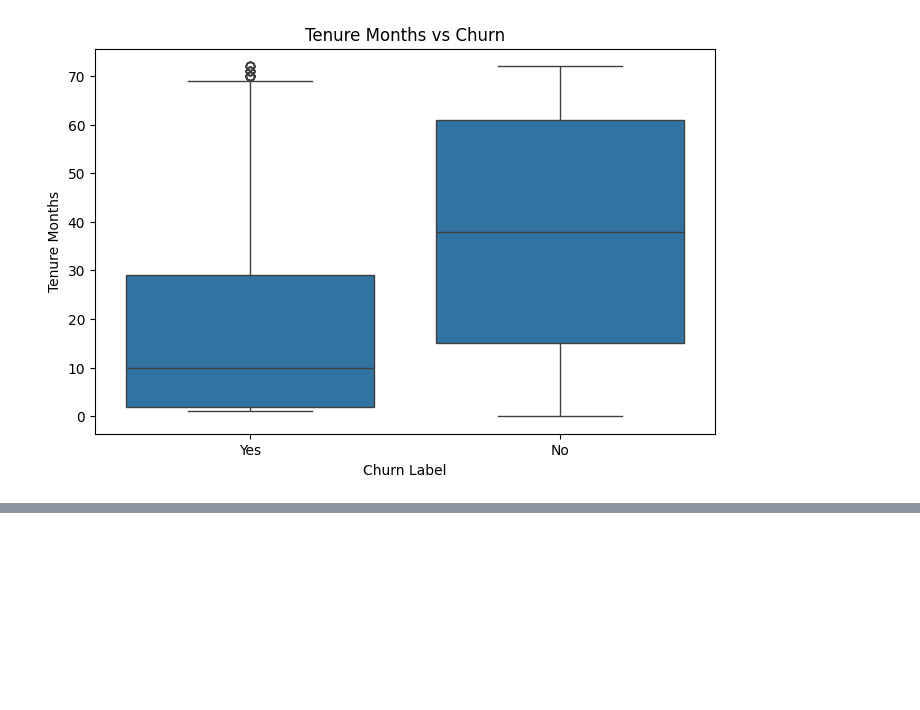
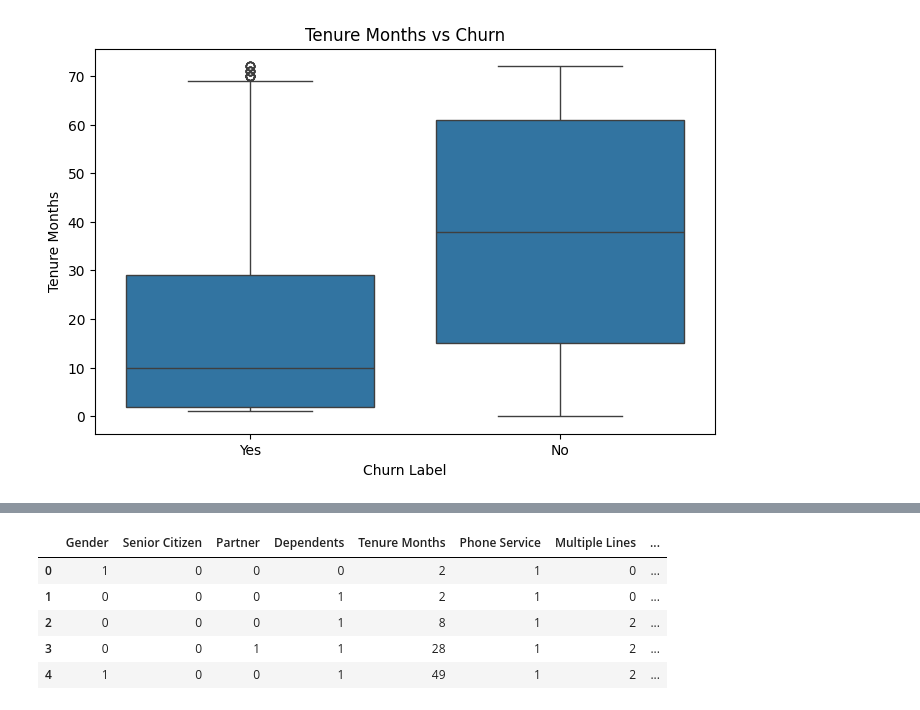
Before and after one commit to moosaraza-3254/AI-ML, a Jupyter notebook: notebooks/A2_DT.ipynb, the cells around one changed output, grey strips where cells are left out. Saved outputs shown, nothing was run; the diff lists cells and outputs as text; code cells hidden in the pictures; blank space fills up the shorter version.

Commit message:
Preprocess churn dataset and encode categorical features

```diff
--- a/notebooks/A2_DT.ipynb
+++ b/notebooks/A2_DT.ipynb
@@ -177,3 +177,74 @@ Categorical Summary:
 [figure]
 [figure]
 [figure]
+# %%
+# Phase 4: Data Preprocessing
+# Create a copy of the dataset
+df_processed = df.copy()
+
+# Step 1: Remove Unnecessary Columns
+
+columns_to_drop = [
+    "CustomerID",
+    "Count",
+    "Country",
+    "State",
+    "City",
+    "Zip Code",
+    "Lat Long",
+    "Latitude",
+    "Longitude",
+
+    # Target Leakage Columns
+    "Churn Value",
+    "Churn Score",
+    "Churn Reason"
+]
+
+df_processed.drop(columns=columns_to_drop, inplace=True)
+print("Unnecessary columns removed successfully!")
+
+# Step 2: Encode Target Variable
+
+df_processed["Churn Label"] = df_processed["Churn Label"].map({
+    "No": 0,
+    "Yes": 1
+})
+
+print("\nTarget Variable Encoded Successfully!")
+
+# Step 3: Convert Total Charges to Numeric
+df_processed["Total Charges"] = pd.to_numeric(
+    df_processed["Total Charges"],
+    errors="coerce"
+)
+
+# Fill missing values (if any)
+df_processed["Total Charges"] = df_processed["Total Charges"].fillna(
+    df_processed["Total Charges"].median()
+)
+
+print("\n'Total Charges' converted to numeric.")
+
+# Step 4: Encode Categorical Features
+label_encoder = LabelEncoder()
+
+categorical_columns = df_processed.select_dtypes(include=["object"]).columns
+
+for column in categorical_columns:
+    df_processed[column] = label_encoder.fit_transform(df_processed[column])
+
+print("\nCategorical Features Encoded Successfully!")
+
+# Step 5: Verify Dataset
+print("\nRemaining Data Types:\n")
+display(df_processed.dtypes)
+
+print("\nMissing Values:")
+print(df_processed.isnull().sum().sum())
+
+print("\nDataset Shape:")
+print(df_processed.shape)
+
+display(df_processed.head())
+# %% [output]
@@ -179,0 +282,6 @@ Categorical Summary:
+|  | Gender | Senior Citizen | Partner | Dependents | Tenure Months | Phone Service | Multiple Lines | ... |
+| 0 | 1 | 0 | 0 | 0 | 2 | 1 | 0 | ... |
+| 1 | 0 | 0 | 0 | 1 | 2 | 1 | 0 | ... |
+| 2 | 0 | 0 | 0 | 1 | 8 | 1 | 2 | ... |
+| 3 | 0 | 0 | 1 | 1 | 28 | 1 | 2 | ... |
+| 4 | 1 | 0 | 0 | 1 | 49 | 1 | 2 | ... |
```
Also changed, not shown: parts of 1 cell of this notebook.
